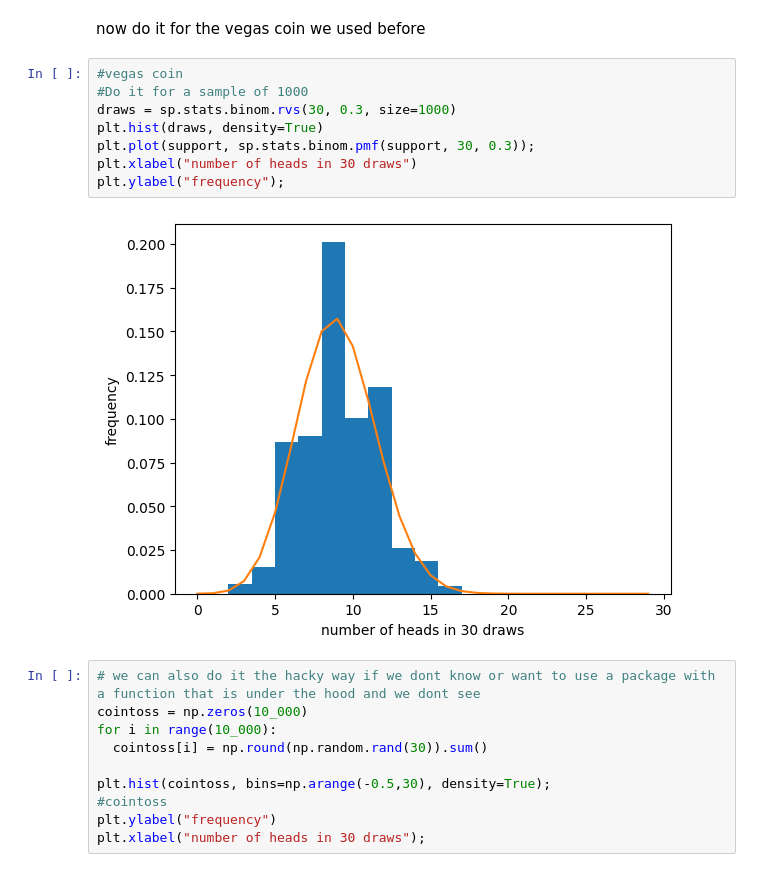
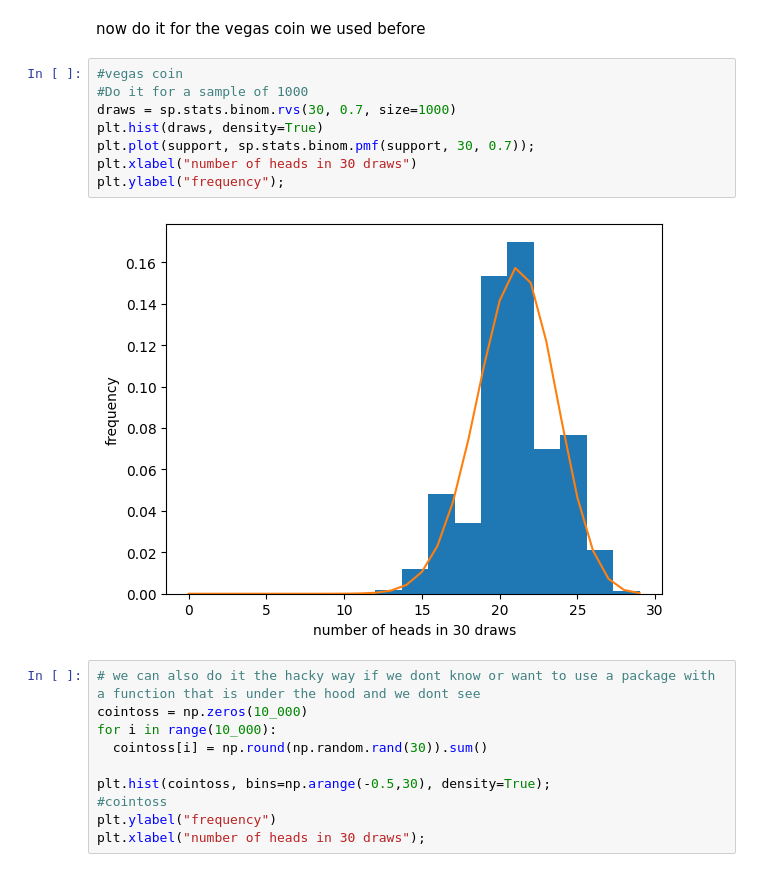
Before and after one commit to Katie-Moses/DSPS_KMoses, a Jupyter notebook: Instructions_coin_tosses.ipynb, the cells around one changed output. Saved outputs shown, nothing was run; the diff lists cells and outputs as text.

```diff
--- a/Instructions_coin_tosses.ipynb
+++ b/Instructions_coin_tosses.ipynb
@@ -106,13 +106,13 @@ now do it for the vegas coin we used before
 # %%
 #vegas coin
 #Do it for a sample of 1000
-draws = sp.stats.binom.rvs(30, 0.3, size=1000)
+draws = sp.stats.binom.rvs(30, 0.7, size=1000)
 plt.hist(draws, density=True)
-plt.plot(support, sp.stats.binom.pmf(support, 30, 0.3));
+plt.plot(support, sp.stats.binom.pmf(support, 30, 0.7));
 plt.xlabel("number of heads in 30 draws")
 plt.ylabel("frequency");
 # %% [output]
-[figure, old version]
+[figure, new version]
 # %%
 # we can also do it the hacky way if we dont know or want to use a package with a function that is under the hood and we dont see
 cointoss = np.zeros(10_000)
```
Also changed, not shown: parts of 5 cells of this notebook.
